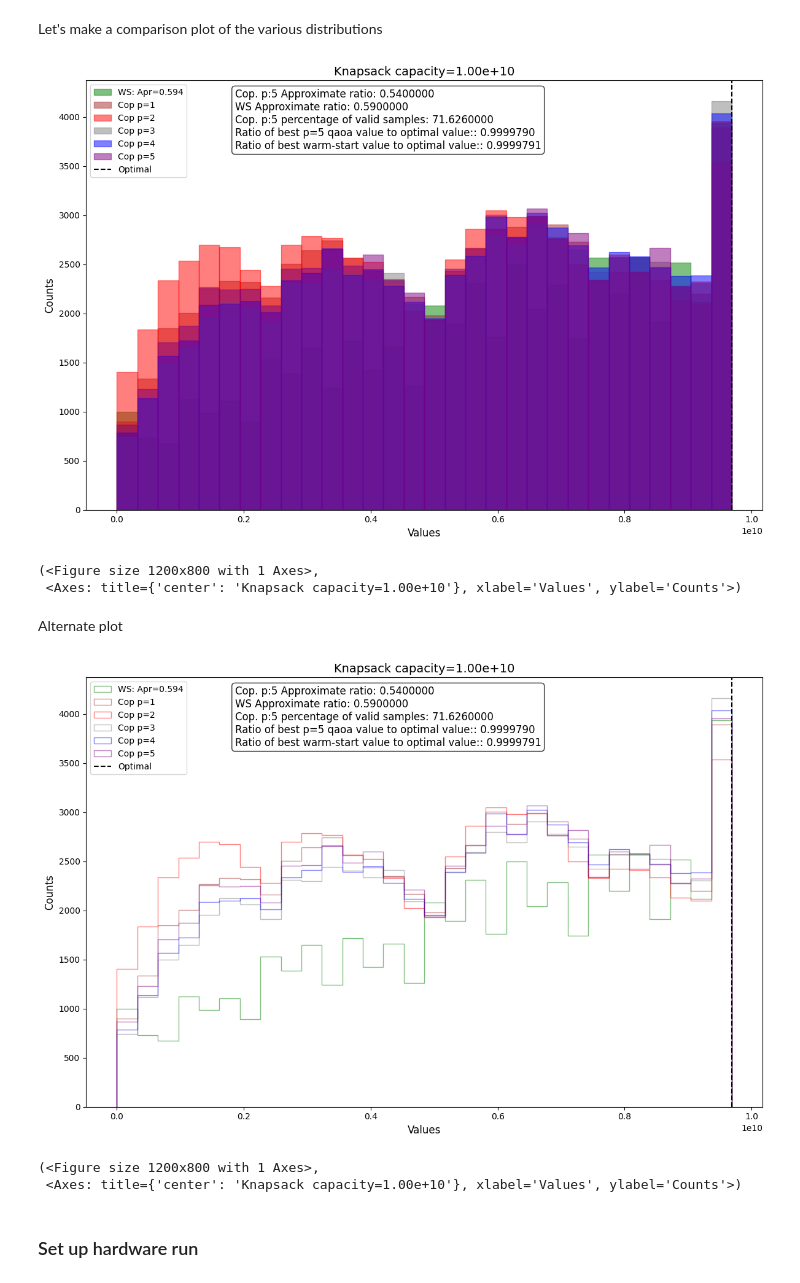
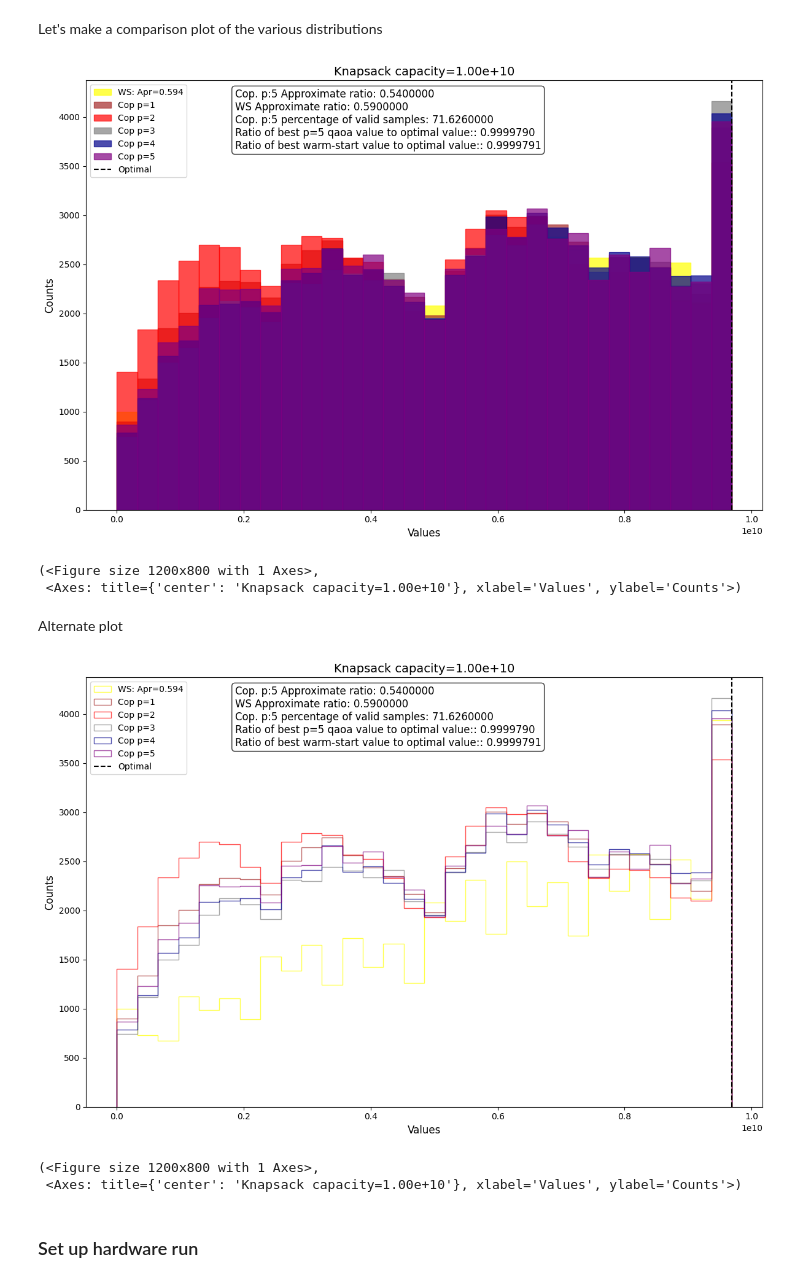
Before and after one commit to jhoule42/xQAOA_unit_commitment, a Jupyter notebook: demo.ipynb, the cells around one changed output. Drawn from its saved outputs; the diff is of its cells as text; code cells hidden in the pictures.

```diff
--- a/demo.ipynb
+++ b/demo.ipynb
@@ -967,7 +1344,7 @@ def plot_multiple_distributions(data_dict, min_cost=None,
             weights=weights,
             bins=nb_bins,
             edgecolor=colors[method],
-            alpha=0.5,
+            alpha=0.7,
             color=colors[method],
             label=labels[method],
             histtype=hist_type,
@@ -1027,36 +1404,36 @@ data_dict = {
    f"Cop p={5}": dict_bit_values_at_different_p["p = 4"]
 }
 # Custom colors
 colors = {
  #  f"Random: Apr={norm_approx_ratio_rand:.2f}": "yellow",
-   f"WS: Apr={approx_ratio_ws:.3f}": 'green',
+   f"WS: Apr={approx_ratio_ws:.3f}": 'yellow',
    f"Cop p={1}": "brown",
    f"Cop p={2}": "red",
    f"Cop p={3}": "grey",
-   f"Cop p={4}": "blue",
+   f"Cop p={4}": "darkblue",
    f"Cop p={5}": "purple"
 }
 # Annotations
 annotations = {
     f'Cop. p:{layers} Approximate ratio': np.round(approx_ratio_qaoa, 2),
     f'WS Approximate ratio': np.round(approx_ratio_ws, 2),
     f'Cop. p:{layers} percentage of valid samples': 100*(valid_shots_qaoa/shots),
     f'Ratio of best p={layers} qaoa value to optimal value:': np.round(best_value/optimal_value, decimals=7),
     f'Ratio of best warm-start value to optimal value:': np.round(best_value_ws/optimal_value, decimals=7),
     }
 plot_multiple_distributions(
     data_dict=data_dict,
     min_cost=optimal_value,
     colors=colors,
     nb_bins=30,
     log=False,
     annotations=annotations,
     figsize=(12, 8),
     hist_type='bar',
     title=f"Knapsack capacity={format(capacity, '.2e')}"
 )
 # %% [output]
-[figure, old version]
+[figure, new version]
 (<Figure size 1200x800 with 1 Axes>,
  <Axes: title={'center': 'Knapsack capacity=1.00e+10'}, xlabel='Values', ylabel='Counts'>)
 # %% [markdown]
@@ -1074,7 +1451,7 @@ plot_multiple_distributions(
     title=f"Knapsack capacity={format(capacity, '.2e')}"
 )
 # %% [output]
-[figure, old version]
+[figure, new version]
 (<Figure size 1200x800 with 1 Axes>,
  <Axes: title={'center': 'Knapsack capacity=1.00e+10'}, xlabel='Values', ylabel='Counts'>)
 # %% [markdown]
```
Also changed, not shown: parts of 16 cells of this notebook, 1 other file.
